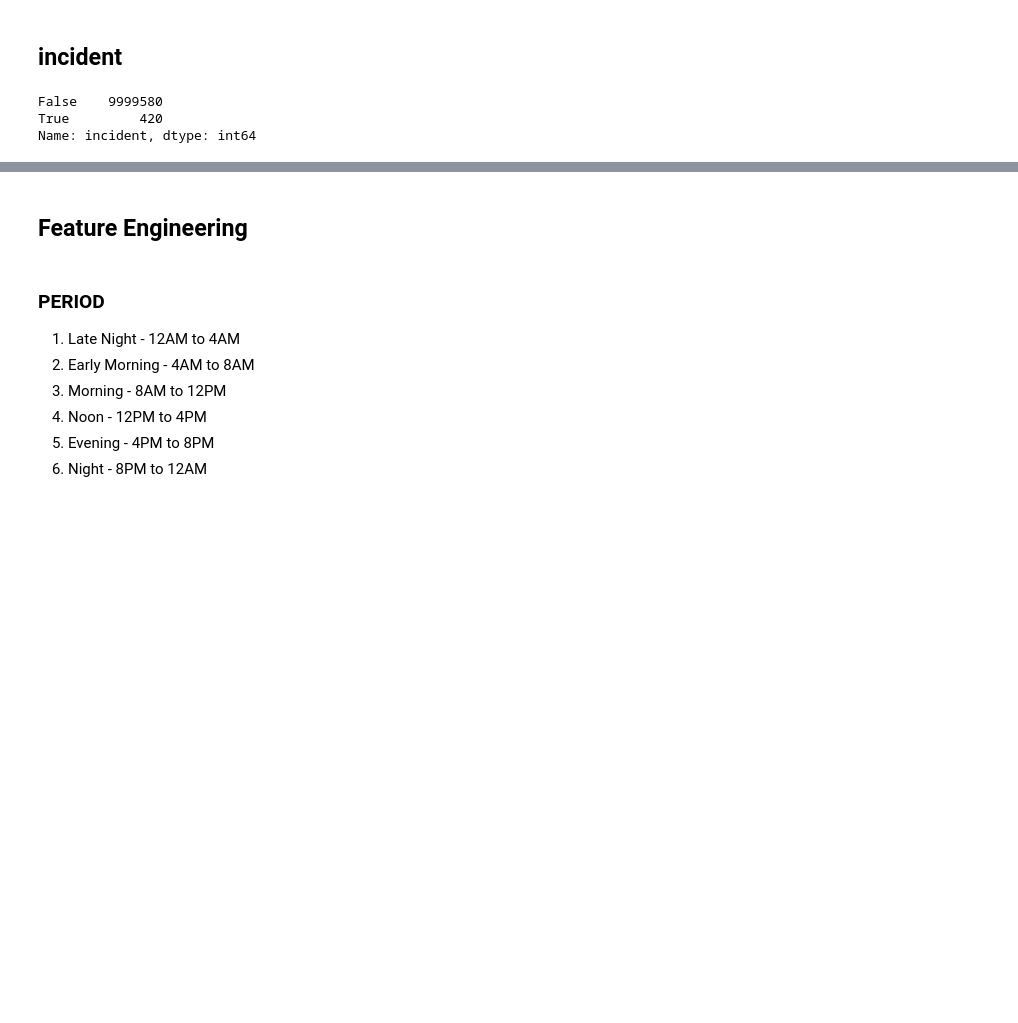
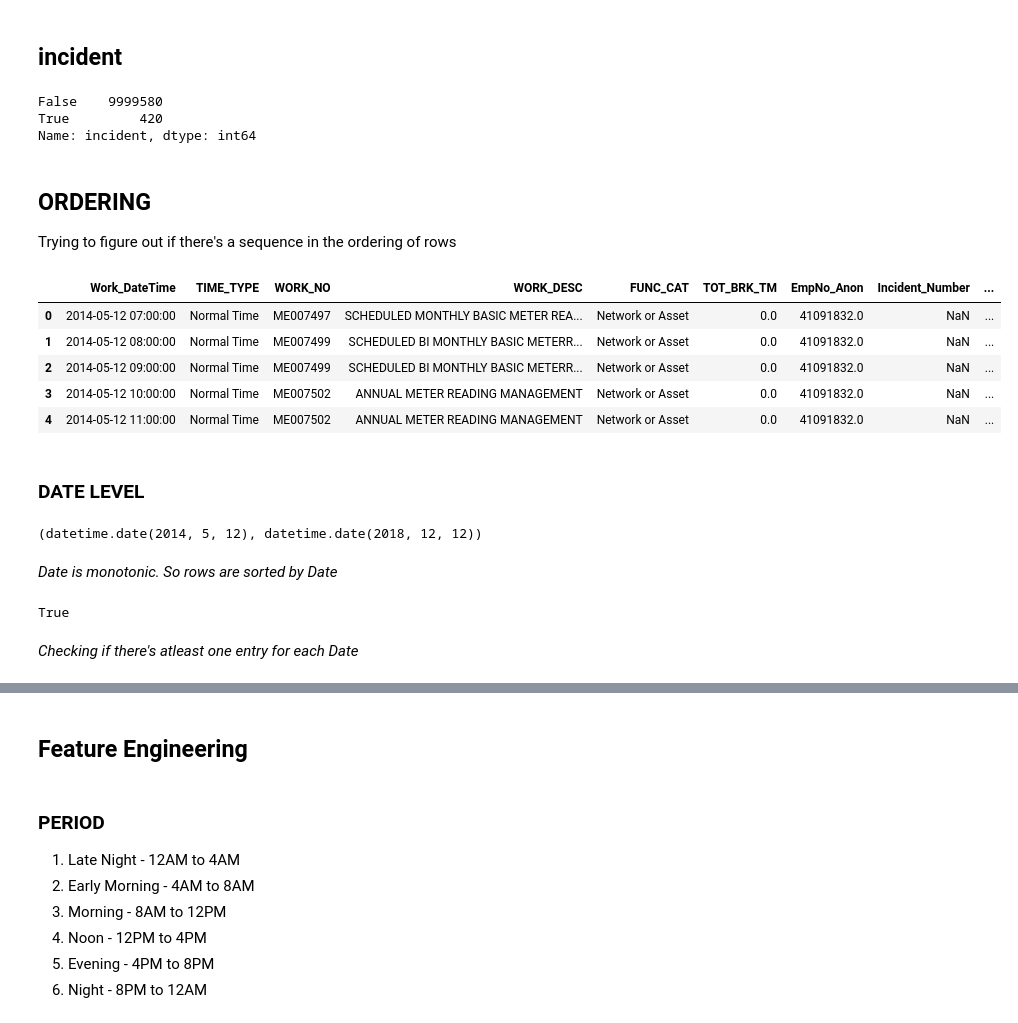
Before and after one commit to adimyth/unearthed-challenge-feel-the-rhythm, a Jupyter notebook: notebooks/exploratory_analysis.ipynb, the cells around one changed output, grey strips where cells are left out. Saved outputs shown, nothing was run; the diff lists cells and outputs as text; code cells hidden in the pictures; blank space fills up the shorter version.

```diff
--- a/notebooks/exploratory_analysis.ipynb
+++ b/notebooks/exploratory_analysis.ipynb
@@ -391,3 +486,29 @@ subset["incident"].value_counts()
 False    9999580
 True         420
 Name: incident, dtype: int64
+# %% [markdown]
+## ORDERING
+Trying to figure out if there's a sequence in the ordering of rows
+# %%
+subset.head()
+# %% [output]
+|  | Work_DateTime | TIME_TYPE | WORK_NO | WORK_DESC | FUNC_CAT | TOT_BRK_TM | EmpNo_Anon | Incident_Number | ... |
+| 0 | 2014-05-12 07:00:00 | Normal Time | ME007497 | SCHEDULED MONTHLY BASIC METER REA... | Network or Asset | 0.0 | 41091832.0 | NaN | ... |
+| 1 | 2014-05-12 08:00:00 | Normal Time | ME007499 | SCHEDULED BI MONTHLY BASIC METERR... | Network or Asset | 0.0 | 41091832.0 | NaN | ... |
+| 2 | 2014-05-12 09:00:00 | Normal Time | ME007499 | SCHEDULED BI MONTHLY BASIC METERR... | Network or Asset | 0.0 | 41091832.0 | NaN | ... |
+| 3 | 2014-05-12 10:00:00 | Normal Time | ME007502 | ANNUAL METER READING MANAGEMENT | Network or Asset | 0.0 | 41091832.0 | NaN | ... |
+| 4 | 2014-05-12 11:00:00 | Normal Time | ME007502 | ANNUAL METER READING MANAGEMENT | Network or Asset | 0.0 | 41091832.0 | NaN | ... |
+# %% [markdown]
+### DATE LEVEL
+# %%
+subset["Date"].min(), subset["Date"].max()
+# %% [output]
+(datetime.date(2014, 5, 12), datetime.date(2018, 12, 12))
+# %% [markdown]
+*Date is monotonic. So rows are sorted by Date*
+# %%
+subset["Date"].is_monotonic
+# %% [output]
+True
+# %% [markdown]
+*Checking if there's atleast one entry for each Date*
```
Also changed, not shown: parts of 45 cells of this notebook, 6 other files.
